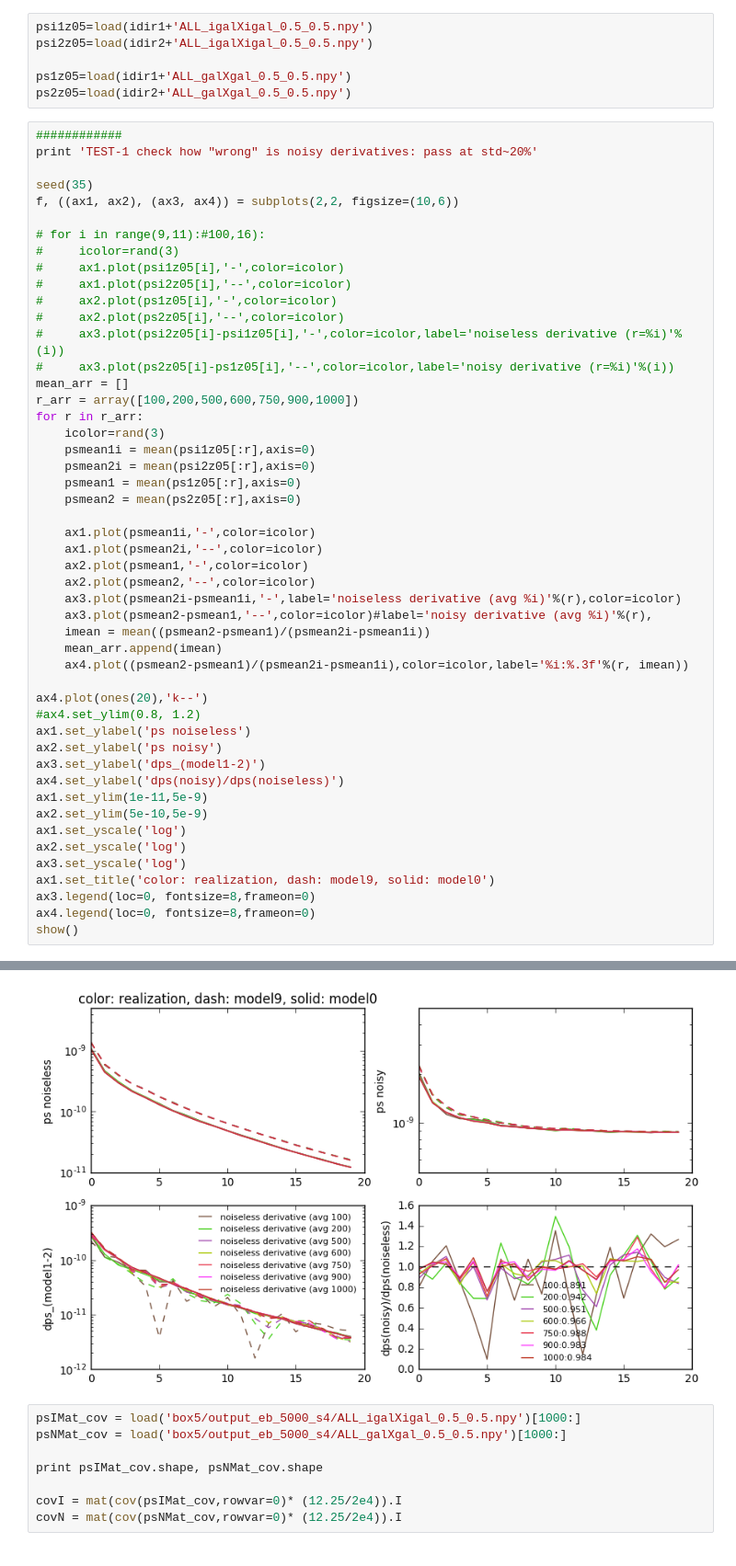
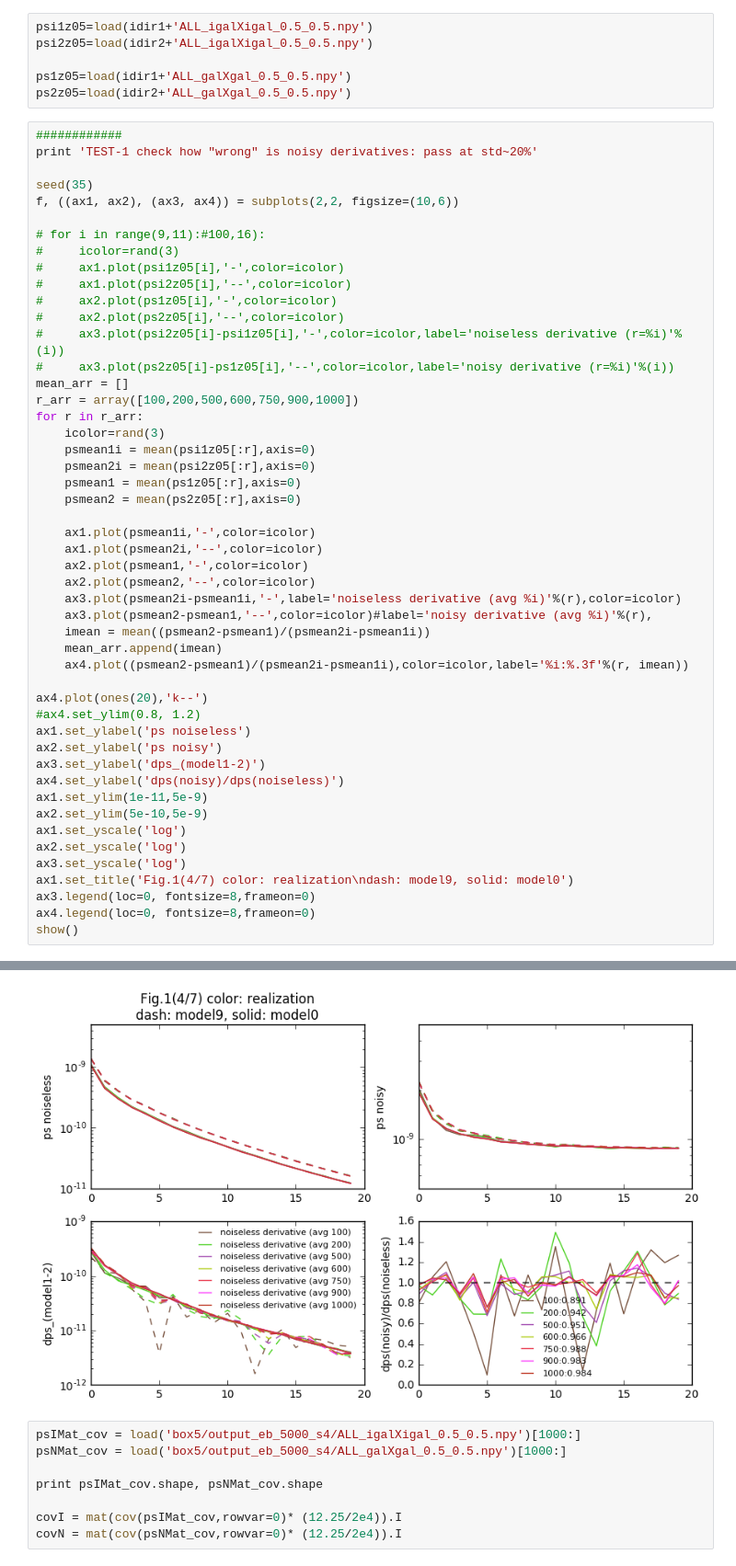
Before and after one commit to liuxx479/PDFs, a Jupyter notebook: test_avg.ipynb, the cells around one changed output, grey strips where cells are left out. Shown at 92% size. Drawn from its saved outputs; the diff is of its cells as text.

```diff
--- a/test_avg.ipynb
+++ b/test_avg.ipynb
@@ -35,35 +35,35 @@ for r in r_arr:
     psmean2i = mean(psi2z05[:r],axis=0)
     psmean1 = mean(ps1z05[:r],axis=0)
     psmean2 = mean(ps2z05[:r],axis=0)
 
     ax1.plot(psmean1i,'-',color=icolor)
     ax1.plot(psmean2i,'--',color=icolor)
     ax2.plot(psmean1,'-',color=icolor)
     ax2.plot(psmean2,'--',color=icolor)
     ax3.plot(psmean2i-psmean1i,'-',label='noiseless derivative (avg %i)'%(r),color=icolor)
     ax3.plot(psmean2-psmean1,'--',color=icolor)#label='noisy derivative (avg %i)'%(r),
     imean = mean((psmean2-psmean1)/(psmean2i-psmean1i))
     mean_arr.append(imean)
     ax4.plot((psmean2-psmean1)/(psmean2i-psmean1i),color=icolor,label='%i:%.3f'%(r, imean))
 
 ax4.plot(ones(20),'k--')
 #ax4.set_ylim(0.8, 1.2)
 ax1.set_ylabel('ps noiseless')
 ax2.set_ylabel('ps noisy')
 ax3.set_ylabel('dps_(model1-2)')
 ax4.set_ylabel('dps(noisy)/dps(noiseless)')
 ax1.set_ylim(1e-11,5e-9)
 ax2.set_ylim(5e-10,5e-9)
 ax1.set_yscale('log')
 ax2.set_yscale('log')
 ax3.set_yscale('log')
-ax1.set_title('color: realization, dash: model9, solid: model0')
+ax1.set_title('Fig.1(4/7) color: realization\ndash: model9, solid: model0')
 ax3.legend(loc=0, fontsize=8,frameon=0)
 ax4.legend(loc=0, fontsize=8,frameon=0)
 show()
 # %% [output]
 TEST-1 check how "wrong" is noisy derivatives: pass at std~20%
-[figure, old version]
+[figure, new version]
 # %%
 psIMat_cov = load('box5/output_eb_5000_s4/ALL_igalXigal_0.5_0.5.npy')[1000:]
 psNMat_cov = load('box5/output_eb_5000_s4/ALL_galXgal_0.5_0.5.npy')[1000:]
```
Also changed, not shown: parts of 3 cells of this notebook.
